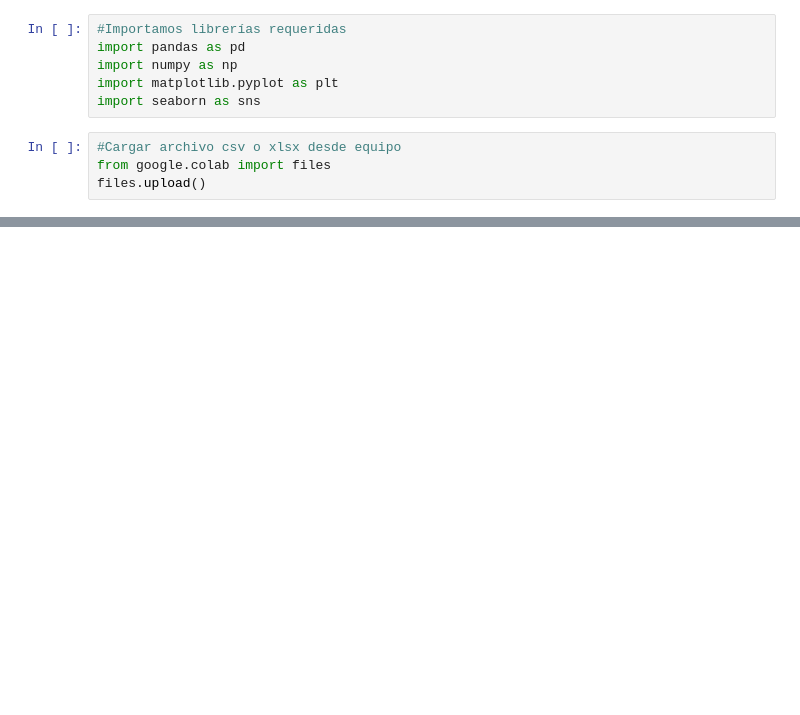
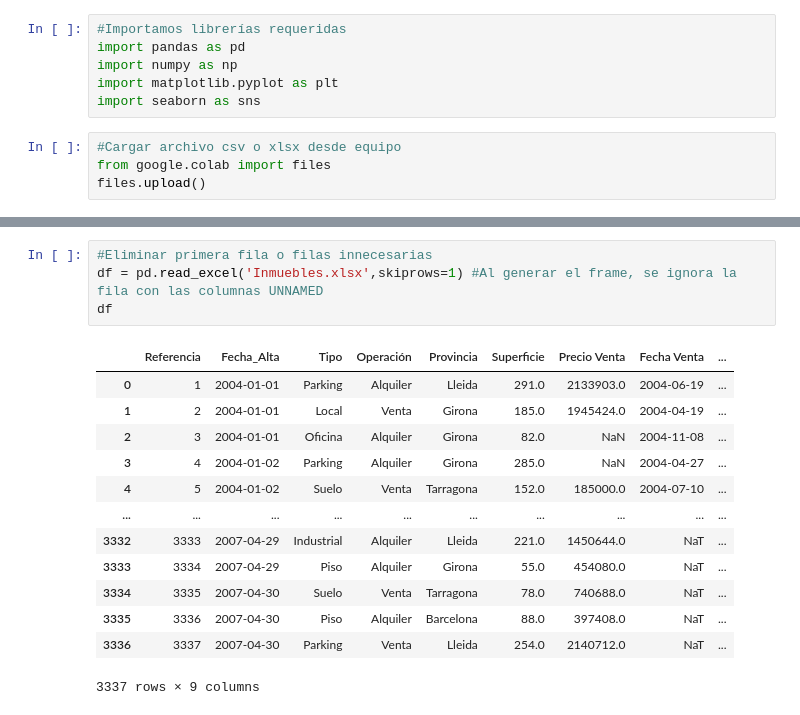
Before and after one commit to BetoxAlka/AnaliticaDatos, a Jupyter notebook: Actividad_3_3.ipynb, the cells around one changed output, grey strips where cells are left out. Saved outputs shown, nothing was run; the diff lists cells and outputs as text; blank space fills up the shorter version.

Commit message:
Se realiza el primer filtro: Eliminación de la fila de UNNAMED, y de las columnas 0 y Referencia

```diff
--- a/Actividad_3_3.ipynb
+++ b/Actividad_3_3.ipynb
@@ -21,3 +21,21 @@ df.head(5)
 | 2 | 2 | 2004-01-01 00:00:00 | Local | Venta | Girona | 185 | 1945424 | ... |
 | 3 | 3 | 2004-01-01 00:00:00 | Oficina | Alquiler | Girona | 82 | NaN | ... |
 | 4 | 4 | 2004-01-02 00:00:00 | Parking | Alquiler | Girona | 285 | NaN | ... |
+# %%
+#Eliminar primera fila o filas innecesarias
+df = pd.read_excel('Inmuebles.xlsx',skiprows=1) #Al generar el frame, se ignora la fila con las columnas UNNAMED
+df
+# %% [output]
+|  | Referencia | Fecha_Alta | Tipo | Operación | Provincia | Superficie | Precio Venta | Fecha Venta | ... |
+| 0 | 1 | 2004-01-01 | Parking | Alquiler | Lleida | 291.0 | 2133903.0 | 2004-06-19 | ... |
+| 1 | 2 | 2004-01-01 | Local | Venta | Girona | 185.0 | 1945424.0 | 2004-04-19 | ... |
+| 2 | 3 | 2004-01-01 | Oficina | Alquiler | Girona | 82.0 | NaN | 2004-11-08 | ... |
+| 3 | 4 | 2004-01-02 | Parking | Alquiler | Girona | 285.0 | NaN | 2004-04-27 | ... |
+| 4 | 5 | 2004-01-02 | Suelo | Venta | Tarragona | 152.0 | 185000.0 | 2004-07-10 | ... |
+| ... | ... | ... | ... | ... | ... | ... | ... | ... | ... |
+| 3332 | 3333 | 2007-04-29 | Industrial | Alquiler | Lleida | 221.0 | 1450644.0 | NaT | ... |
+| 3333 | 3334 | 2007-04-29 | Piso | Alquiler | Girona | 55.0 | 454080.0 | NaT | ... |
+| 3334 | 3335 | 2007-04-30 | Suelo | Venta | Tarragona | 78.0 | 740688.0 | NaT | ... |
+| 3335 | 3336 | 2007-04-30 | Piso | Alquiler | Barcelona | 88.0 | 397408.0 | NaT | ... |
+| 3336 | 3337 | 2007-04-30 | Parking | Venta | Lleida | 254.0 | 2140712.0 | NaT | ... |
+3337 rows × 9 columns
```
Also changed, not shown: parts of 2 cells of this notebook.
